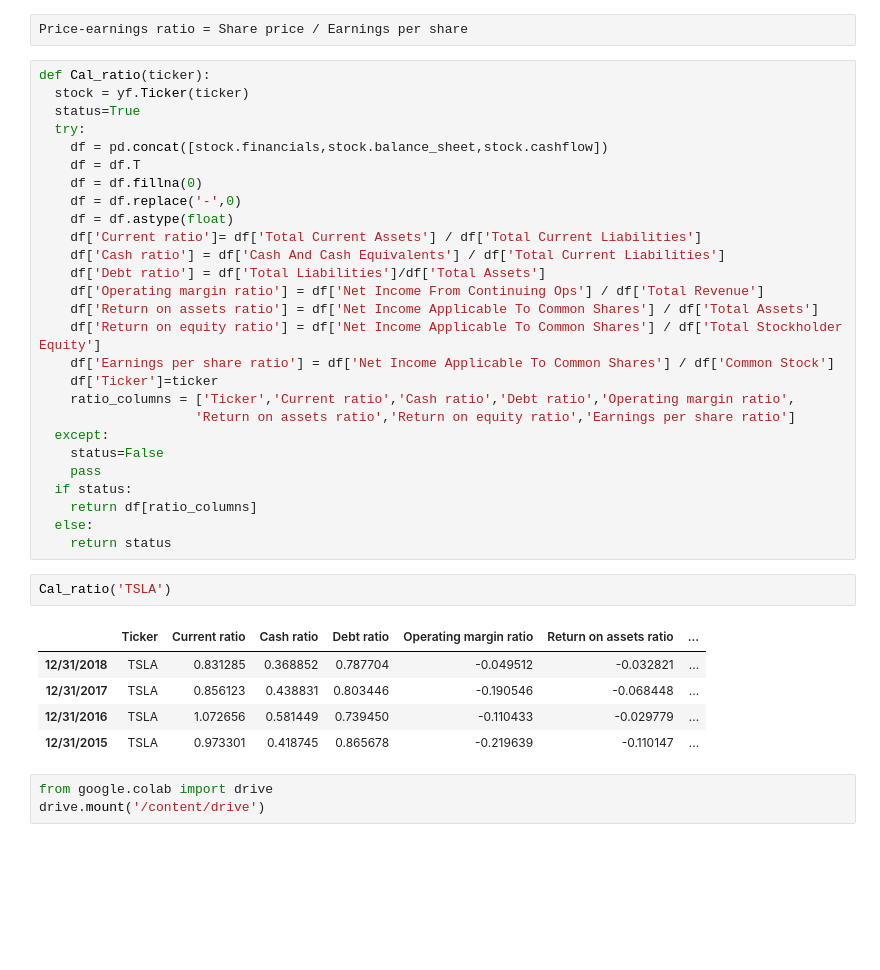
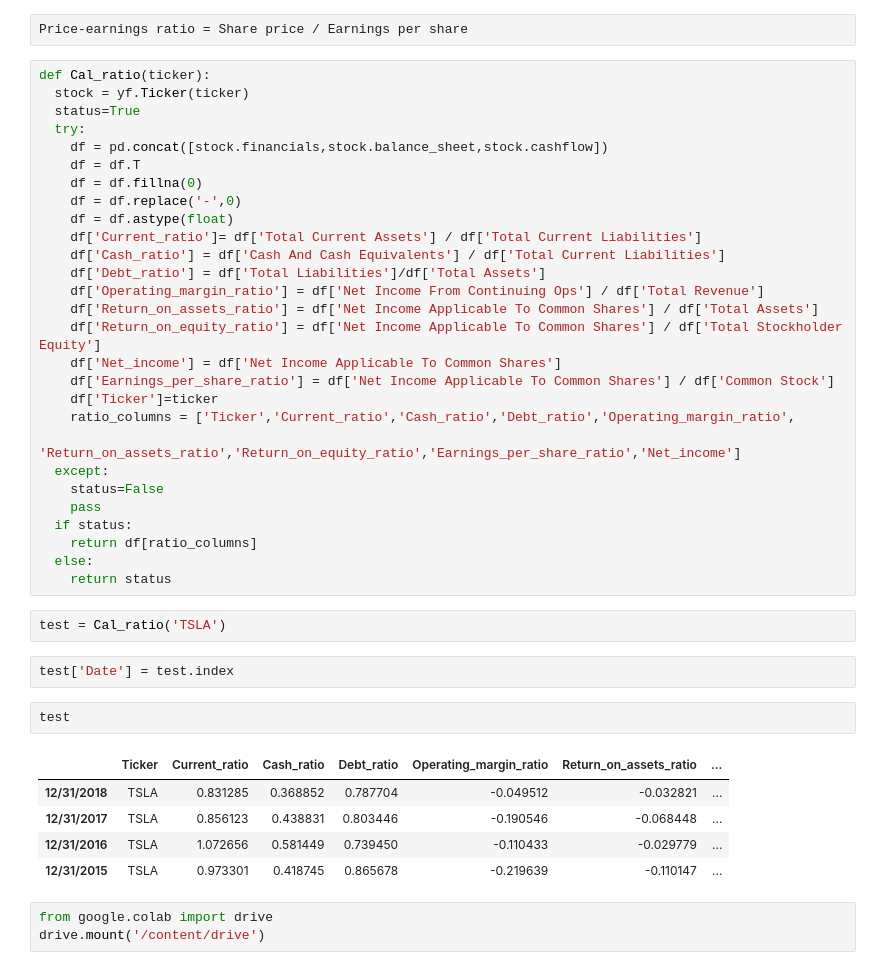
Before and after one commit to derek-shing/Amazon-RDS-and-Lamda-function, a Jupyter notebook: financial.ipynb, the cells around one changed output. Drawn from its saved outputs; the diff is of its cells as text; blank space fills up the shorter version.

```diff
--- a/financial.ipynb
+++ b/financial.ipynb
@@ -306,16 +313,17 @@ def Cal_ratio(ticker):
     df = df.fillna(0)
     df = df.replace('-',0)
     df = df.astype(float)
-    df['Current ratio']= df['Total Current Assets'] / df['Total Current Liabilities']
-    df['Cash ratio'] = df['Cash And Cash Equivalents'] / df['Total Current Liabilities']
-    df['Debt ratio'] = df['Total Liabilities']/df['Total Assets']
-    df['Operating margin ratio'] = df['Net Income From Continuing Ops'] / df['Total Revenue']
-    df['Return on assets ratio'] = df['Net Income Applicable To Common Shares'] / df['Total Assets']
-    df['Return on equity ratio'] = df['Net Income Applicable To Common Shares'] / df['Total Stockholder Equity']
-    df['Earnings per share ratio'] = df['Net Income Applicable To Common Shares'] / df['Common Stock']
+    df['Current_ratio']= df['Total Current Assets'] / df['Total Current Liabilities']
+    df['Cash_ratio'] = df['Cash And Cash Equivalents'] / df['Total Current Liabilities']
+    df['Debt_ratio'] = df['Total Liabilities']/df['Total Assets']
+    df['Operating_margin_ratio'] = df['Net Income From Continuing Ops'] / df['Total Revenue']
+    df['Return_on_assets_ratio'] = df['Net Income Applicable To Common Shares'] / df['Total Assets']
+    df['Return_on_equity_ratio'] = df['Net Income Applicable To Common Shares'] / df['Total Stockholder Equity']
+    df['Net_income'] = df['Net Income Applicable To Common Shares']
+    df['Earnings_per_share_ratio'] = df['Net Income Applicable To Common Shares'] / df['Common Stock']
     df['Ticker']=ticker
-    ratio_columns = ['Ticker','Current ratio','Cash ratio','Debt ratio','Operating margin ratio',
-                    'Return on assets ratio','Return on equity ratio','Earnings per share ratio']
+    ratio_columns = ['Ticker','Current_ratio','Cash_ratio','Debt_ratio','Operating_margin_ratio',
+                    'Return_on_assets_ratio','Return_on_equity_ratio','Earnings_per_share_ratio','Net_income']
   except:
     status=False
     pass
@@ -323,14 +331,18 @@ def Cal_ratio(ticker):
     return df[ratio_columns]
   else:
     return status
-# %%
-Cal_ratio('TSLA')
-# %% [output]
-|  | Ticker | Current ratio | Cash ratio | Debt ratio | Operating margin ratio | Return on assets ratio | ... |
-| 12/31/2018 | TSLA | 0.831285 | 0.368852 | 0.787704 | -0.049512 | -0.032821 | ... |
-| 12/31/2017 | TSLA | 0.856123 | 0.438831 | 0.803446 | -0.190546 | -0.068448 | ... |
-| 12/31/2016 | TSLA | 1.072656 | 0.581449 | 0.739450 | -0.110433 | -0.029779 | ... |
-| 12/31/2015 | TSLA | 0.973301 | 0.418745 | 0.865678 | -0.219639 | -0.110147 | ... |
+# %%
+test = Cal_ratio('TSLA')
+# %%
+test['Date'] = test.index
+# %%
+test
+# %% [output]
+|  | Ticker | Current_ratio | Cash_ratio | Debt_ratio | Operating_margin_ratio | Return_on_assets_ratio | ... |
+| 12/31/2018 | TSLA | 0.831285 | 0.368852 | 0.787704 | -0.049512 | -0.032821 | ... |
+| 12/31/2017 | TSLA | 0.856123 | 0.438831 | 0.803446 | -0.190546 | -0.068448 | ... |
+| 12/31/2016 | TSLA | 1.072656 | 0.581449 | 0.739450 | -0.110433 | -0.029779 | ... |
+| 12/31/2015 | TSLA | 0.973301 | 0.418745 | 0.865678 | -0.219639 | -0.110147 | ... |
 # %%
 from google.colab import drive
 drive.mount('/content/drive')
```
Also changed, not shown: parts of 14 cells of this notebook.
